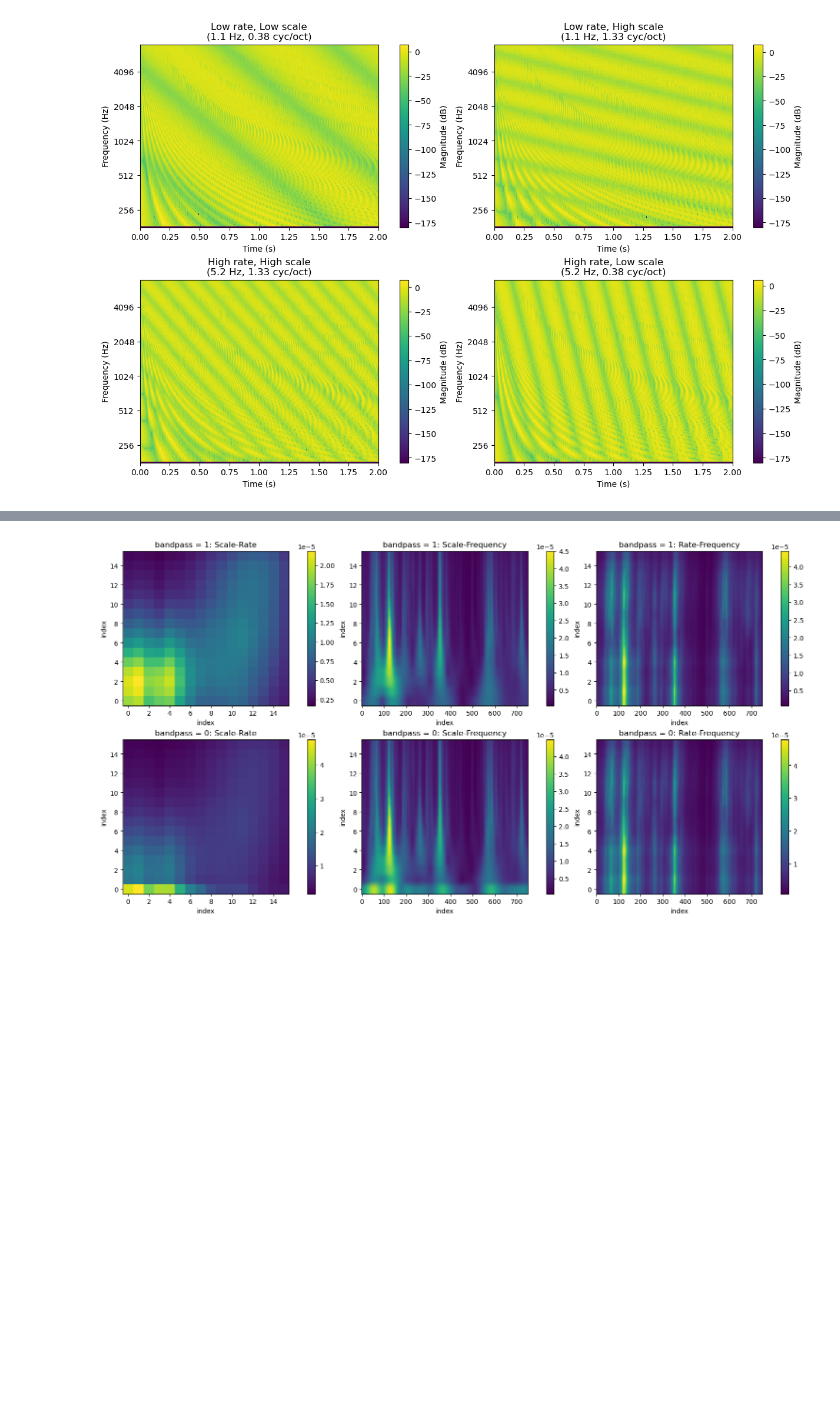
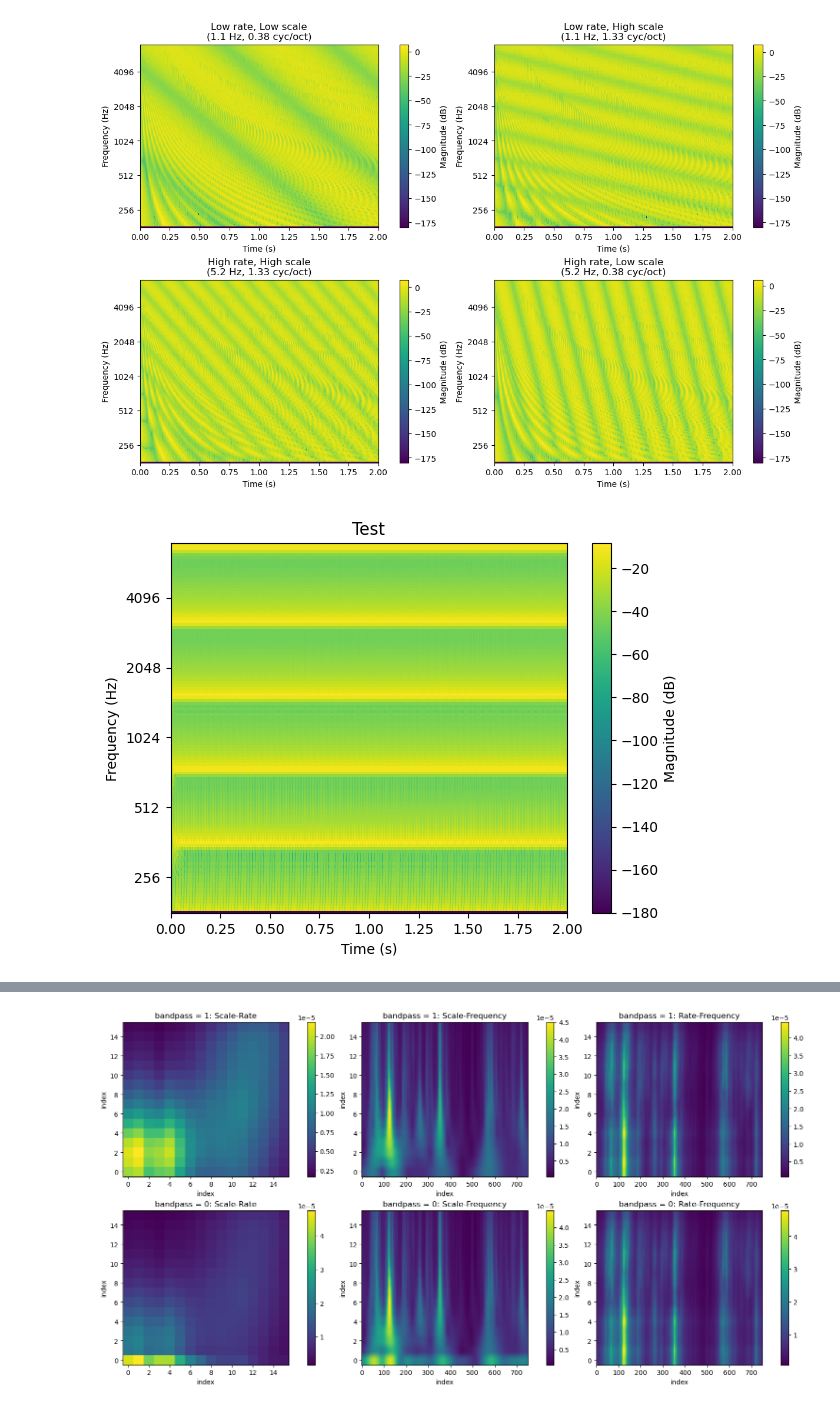
Before and after one commit to ninocapipoca/neural_audio, a Jupyter notebook: tutorials/Tutorial 2 - aud2cor.ipynb, the cells around one changed output, grey strips where cells are left out. Cells and saved outputs as stored; diff of their text form; code cells hidden in the pictures; blank space fills up the shorter version.

```diff
--- a/tutorials/Tutorial 2 - aud2cor.ipynb
+++ b/tutorials/Tutorial 2 - aud2cor.ipynb
@@ -267,6 +301,13 @@ for ax, (rate, scale, title) in zip(axes.flat, configs):
 plt.show()
 # %% [output]
 [figure]
+# %%
+from neural_audio.utils.mathfuncs import gen_spectral_modulations
+test_wave = gen_spectral_modulations()
+tp, freqs, aud = wav2aud(test_wave)
+plot_spectrogram(aud, tp, freqs, title=f"Test")
+# %% [output]
+[figure, added]
 # %% [markdown]
 ### **How the stimulus-generating functions work**
 
```
Also changed, not shown: parts of 14 cells of this notebook, 2 other files.
